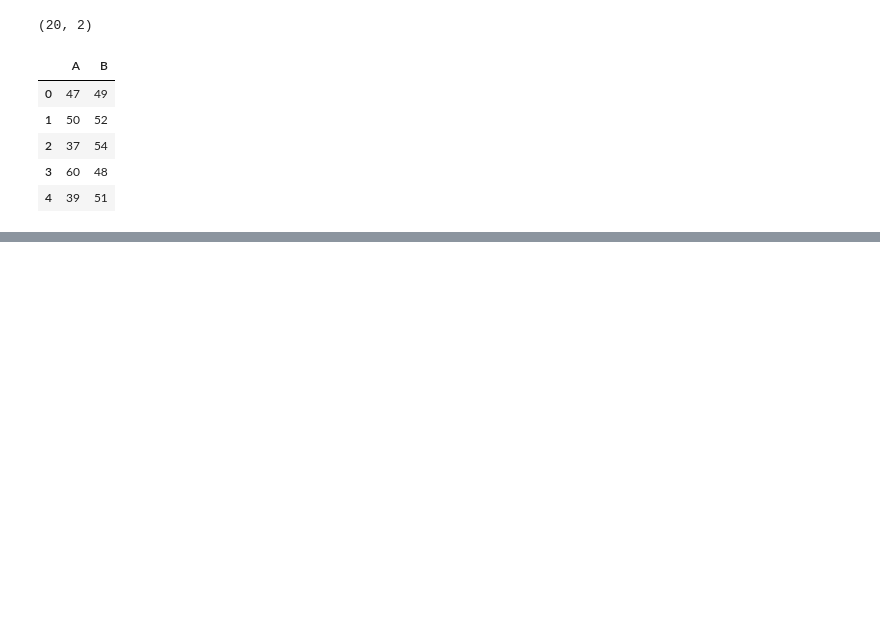
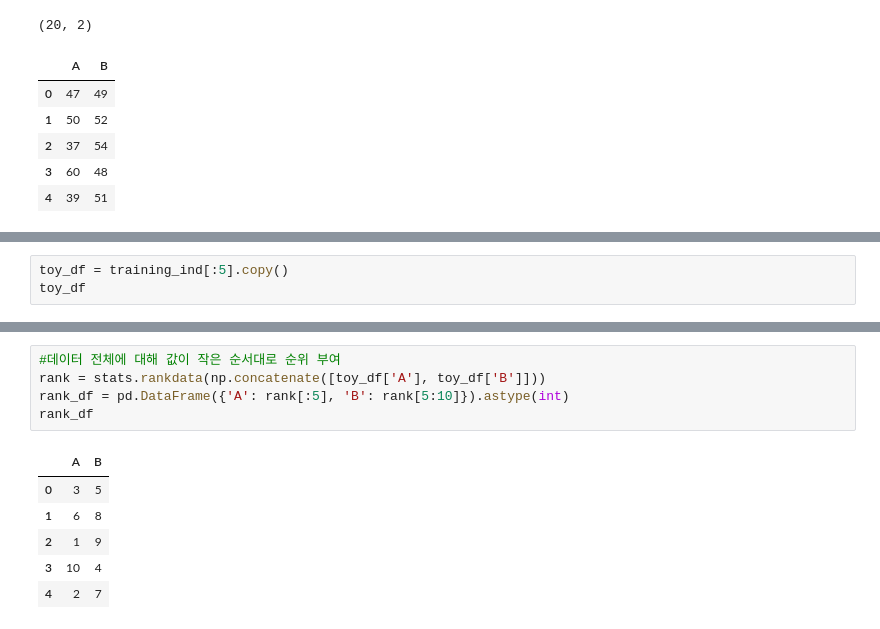
Before and after one commit to yunions/Statistics, a Jupyter notebook: Chap11_통계적_가설검정.ipynb, the cells around one changed output, grey strips where cells are left out. Cells and saved outputs as stored; diff of their text form; blank space fills up the shorter version.

```diff
--- a/Chap11_통계적_가설검정.ipynb
+++ b/Chap11_통계적_가설검정.ipynb
@@ -296,0 +399,3 @@ training_ind.head()
+# %%
+toy_df = training_ind[:5].copy()
+toy_df
@@ -296,0 +409,12 @@ training_ind.head()
+# %%
+#데이터 전체에 대해 값이 작은 순서대로 순위 부여
+rank = stats.rankdata(np.concatenate([toy_df['A'], toy_df['B']]))
+rank_df = pd.DataFrame({'A': rank[:5], 'B': rank[5:10]}).astype(int)
+rank_df
+# %% [output]
+|  | A | B |
+| 0 | 3 | 5 |
+| 1 | 6 | 8 |
+| 2 | 1 | 9 |
+| 3 | 10 | 4 |
+| 4 | 2 | 7 |
```
Also changed, not shown: parts of 31 cells of this notebook.
